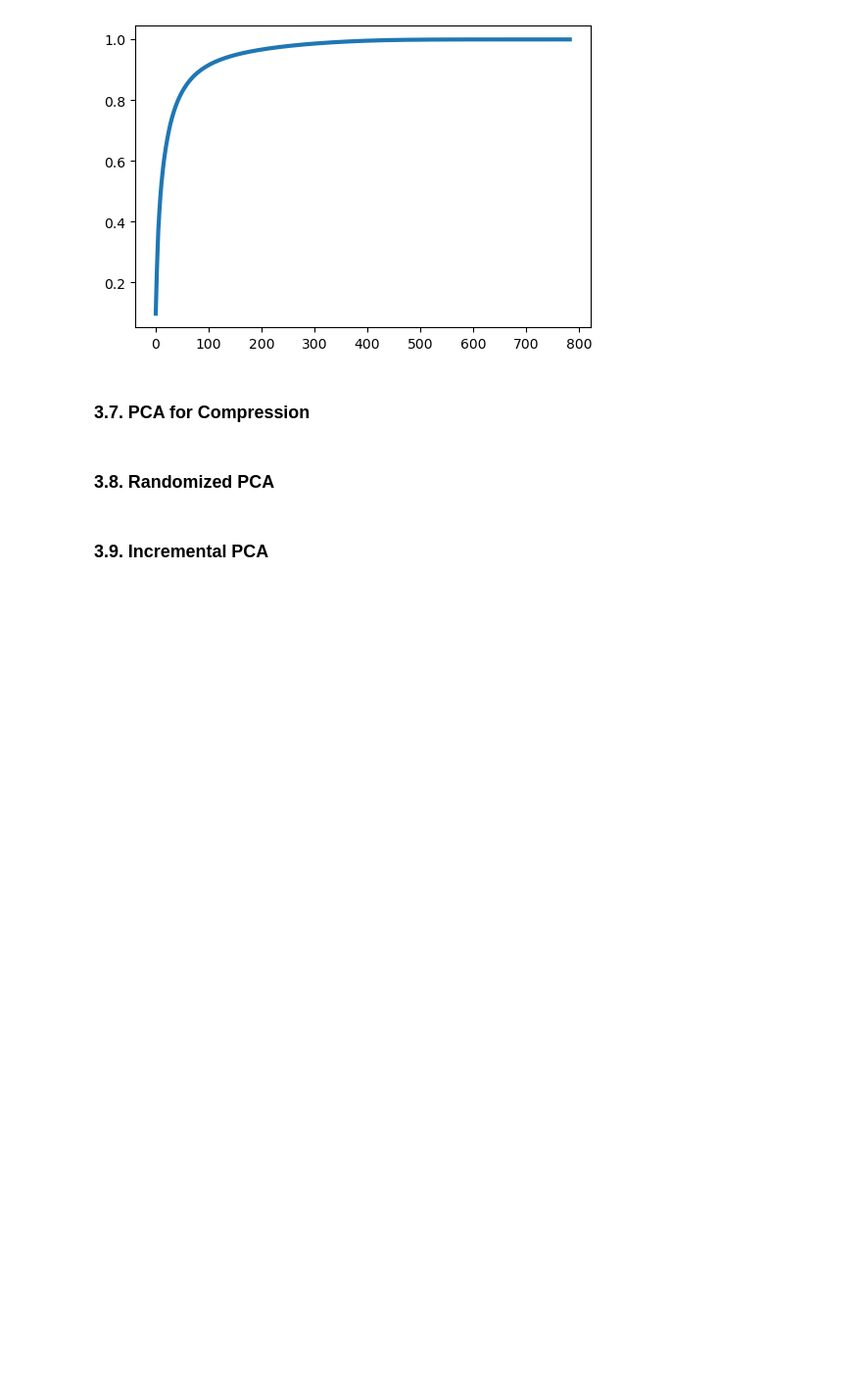
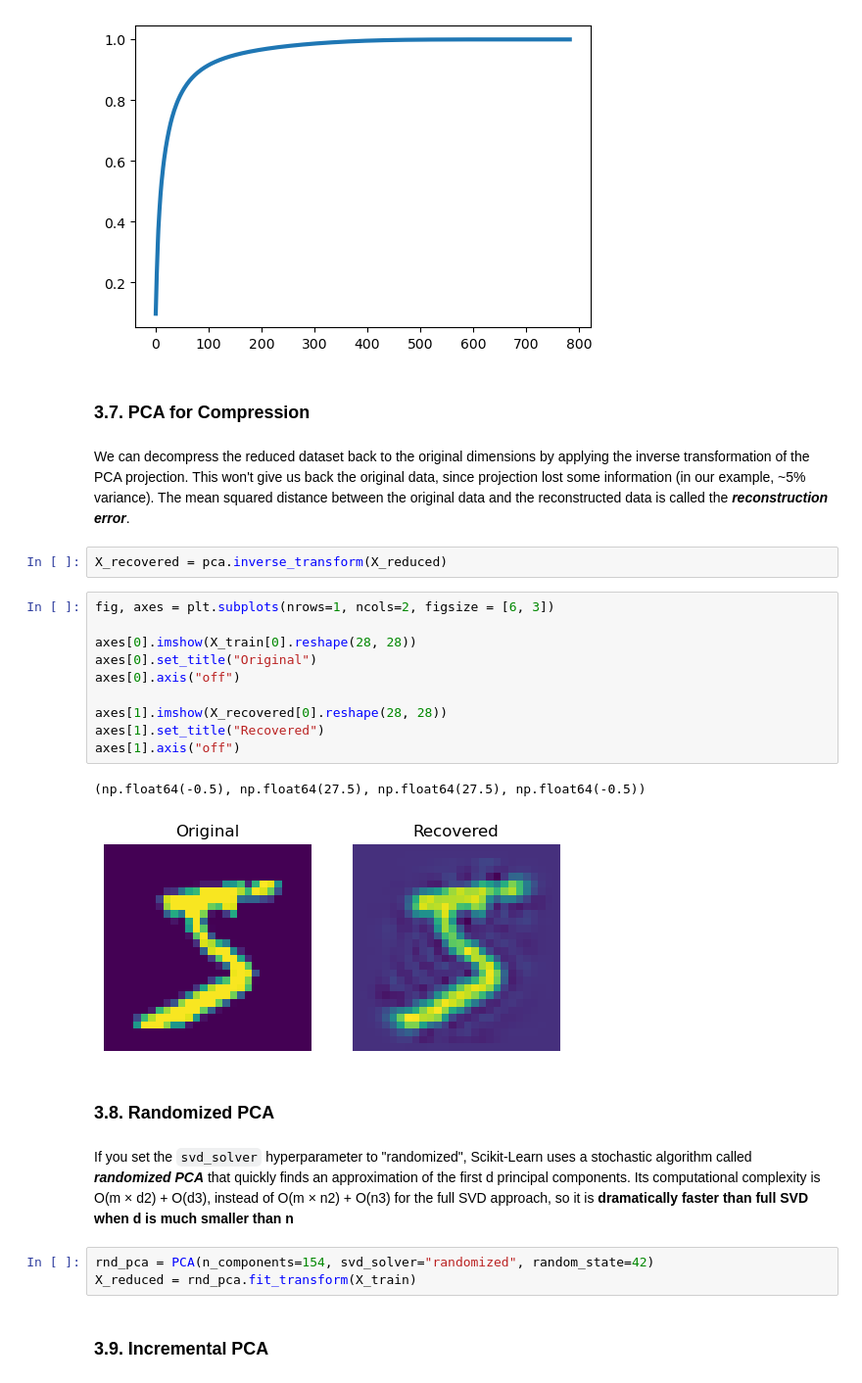
Before and after one commit to JinDai666/Hands-On-ML-Notes, a Jupyter notebook: ch07-dimensionality-reduction/ch07-dimensionality-reduction.ipynb, the cells around one changed output. Shown at 98% size. Cells and saved outputs as stored; diff of their text form; blank space fills up the shorter version.

```diff
--- a/ch07-dimensionality-reduction/ch07-dimensionality-reduction.ipynb
+++ b/ch07-dimensionality-reduction/ch07-dimensionality-reduction.ipynb
@@ -95,7 +95,29 @@ plt.plot(cumsum, linewidth = 3)
 [figure]
 # %% [markdown]
 ### 3.7. PCA for Compression
+# %% [markdown]
+We can decompress the reduced dataset back to the original dimensions by applying the inverse transformation of the PCA projection. This won't give us back the original data, since projection lost some information (in our example, ~5% variance). The mean squared distance between the original data and the reconstructed data is called the ***reconstruction error***.
+# %%
+X_recovered = pca.inverse_transform(X_reduced)
+# %%
+fig, axes = plt.subplots(nrows=1, ncols=2, figsize = [6, 3])
+
+axes[0].imshow(X_train[0].reshape(28, 28))
+axes[0].set_title("Original")
+axes[0].axis("off")
+
+axes[1].imshow(X_recovered[0].reshape(28, 28))
+axes[1].set_title("Recovered")
+axes[1].axis("off")
+# %% [output]
+(np.float64(-0.5), np.float64(27.5), np.float64(27.5), np.float64(-0.5))
+[figure, added]
 # %% [markdown]
 ### 3.8. Randomized PCA
+# %% [markdown]
+If you set the `svd_solver` hyperparameter to "randomized", Scikit-Learn uses a stochastic algorithm called ***randomized PCA*** that quickly finds an approximation of the first d principal components. Its computational complexity is O(m × d2) + O(d3), instead of O(m × n2) + O(n3) for the full SVD approach, so it is **dramatically faster than full SVD when d is much smaller than n**
+# %%
+rnd_pca = PCA(n_components=154, svd_solver="randomized", random_state=42)
+X_reduced = rnd_pca.fit_transform(X_train)
 # %% [markdown]
 ### 3.9. Incremental PCA
```
Also changed, not shown: parts of 4 cells of this notebook.
